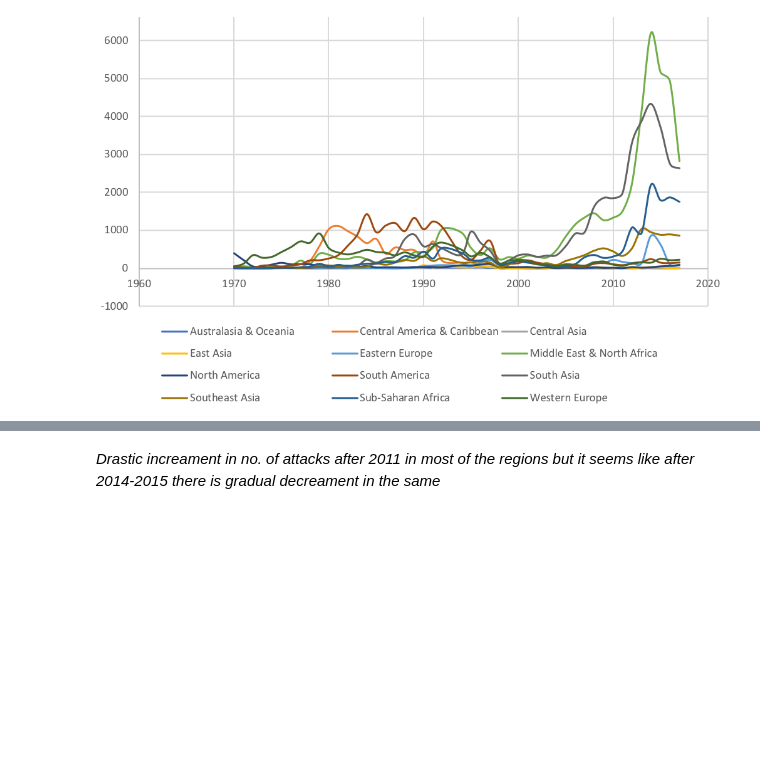
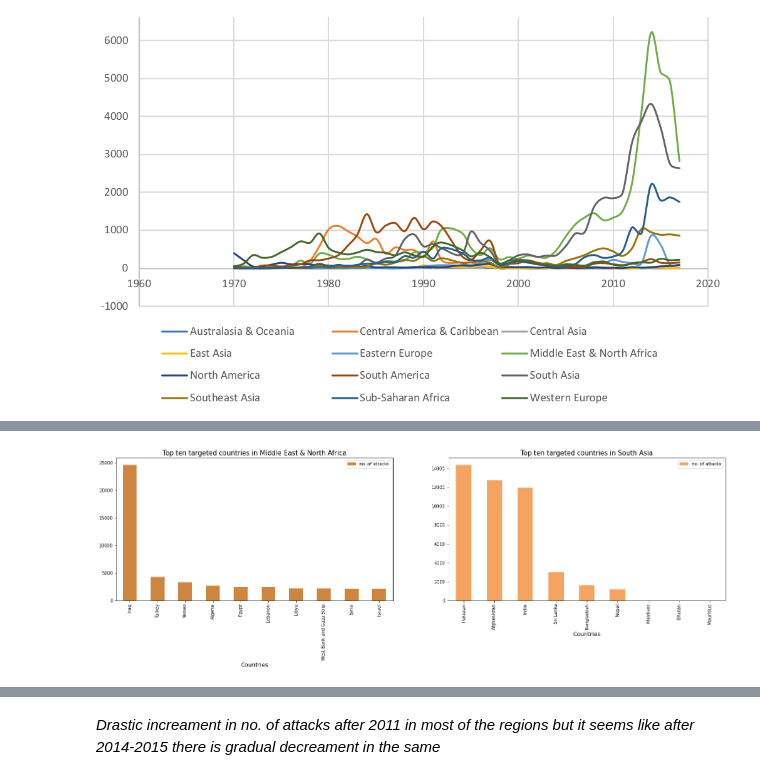
Before and after one commit to kiran9615/EDA-Global-Terrorism, a Jupyter notebook: EDA_on_Global_Terrorism.ipynb, the cells around one changed output, grey strips where cells are left out. Saved outputs shown, nothing was run; the diff lists cells and outputs as text; code cells hidden in the pictures; blank space fills up the shorter version.

```diff
--- a/EDA_on_Global_Terrorism.ipynb
+++ b/EDA_on_Global_Terrorism.ipynb
@@ -470,0 +489,10 @@ Image('/content/drive/MyDrive/Datascience/project-Images/Trend of attack across
+# %%
+#------------------------------------Block-29-------------------------------------
+
+#creating a subdataframe from updated_global_terrorism_df where region is Middle East & North Africa
+most_targeted_regions_data=updated_global_terrorism_df[updated_global_terrorism_df['Region']=='Middle East & North Africa']
+#selecting top 10 targeted countries from the region
+MEandNF_country_data=most_targeted_regions_data.groupby(['Region','Country']).agg({'eventid':
+                                           'count'}).sort_values(by='eventid',ascending=False).reset_index()[0:10]
+MEandNF_country_data.rename(columns={'eventid':'no. of attacks'},inplace =True)   #renaming the column
+MEandNF_country_data
@@ -470,0 +511,10 @@ Image('/content/drive/MyDrive/Datascience/project-Images/Trend of attack across
+# %%
+#------------------------------------Block-30-------------------------------------
+
+#creating a subdataframe from updated_global_terrorism_df where region is South Asia
+most_targeted_regions_data=updated_global_terrorism_df[updated_global_terrorism_df['Region']=='South Asia']
+#selecting top 10 targeted countries from the region
+SAsia_country_data=most_targeted_regions_data.groupby(['Region','Country']).agg({'eventid':
+                                    'count'}).sort_values(by='eventid',ascending=False).reset_index()[0:10]
+SAsia_country_data.rename(columns={'eventid':'no. of attacks'},inplace =True)
+SAsia_country_data
@@ -470,0 +532,15 @@ Image('/content/drive/MyDrive/Datascience/project-Images/Trend of attack across
+# %%
+#------------------------------------Block-31-------------------------------------
+
+#visualising Block-30 and Block-31
+plt.rcParams['figure.figsize']=(25,6)
+fig,axs=plt.subplots(1,2)   #defining figure and initialising axes
+MEandNF_country_data.plot.bar(x='Country',y='no. of attacks',ax=axs[0],color='peru')   #bar plot for Block 29
+axs[0].set_title('Top ten targeted countries in Middle East & North Africa',fontsize=15)
+axs[0].set_xlabel('Countries',fontsize=13)
+SAsia_country_data.plot.bar(x='Country',y='no. of attacks',ax=axs[1],color='sandybrown')   #bar block for Block 30
+axs[1].set_title('Top ten targeted countries in South Asia',fontsize=15)
+axs[1].set_xlabel('Countries',fontsize=13)
+plt.show()
+# %% [output]
+[figure, added]
```
Also changed, not shown: parts of 17 cells of this notebook.
